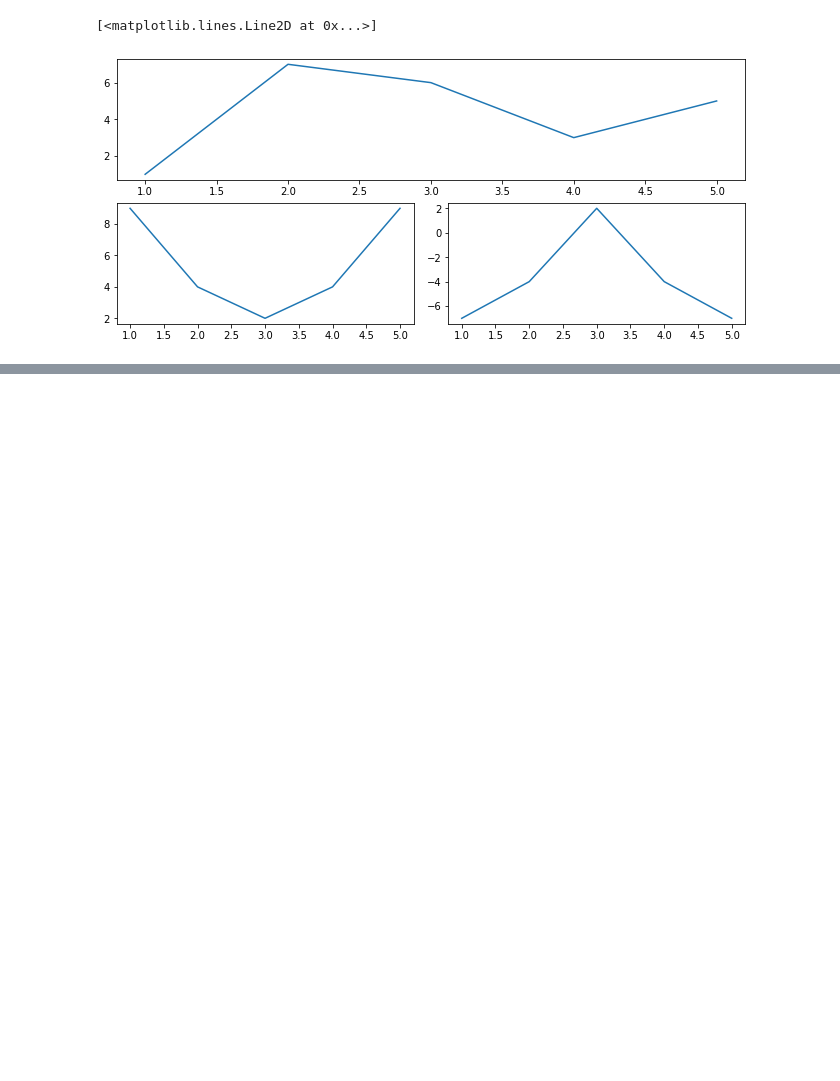
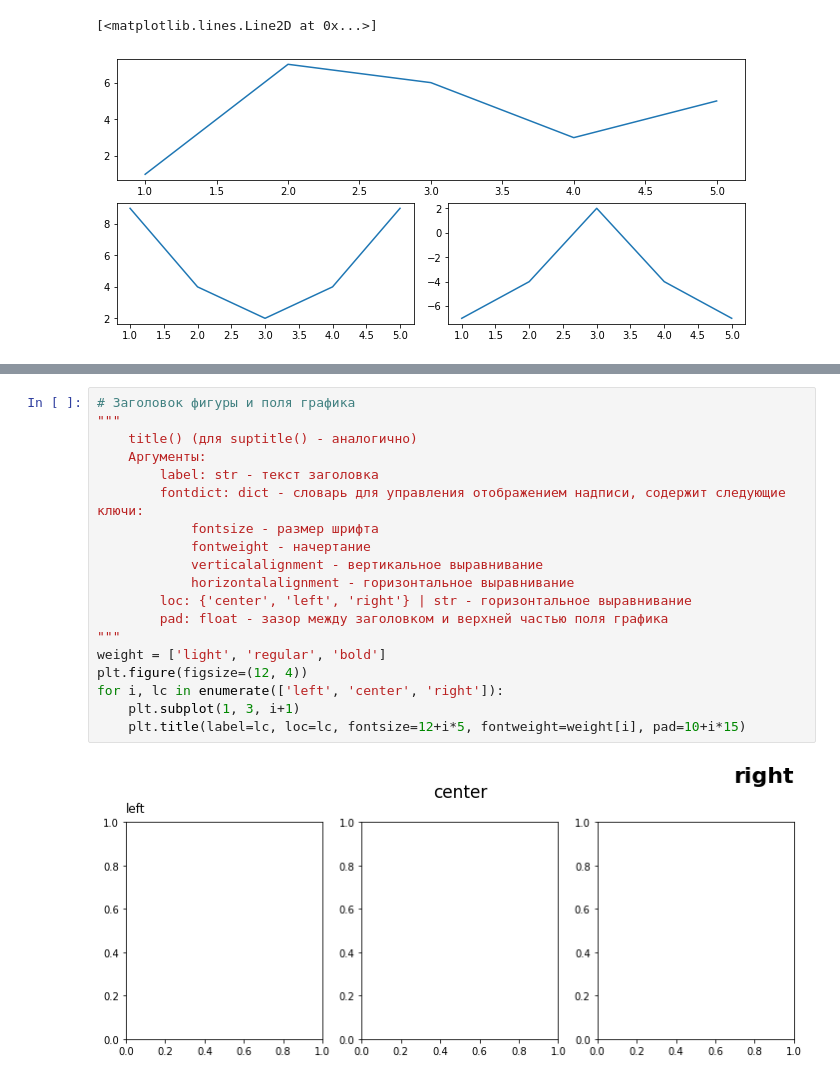
Before and after one commit to RustemDiveev/algo_python, a Jupyter notebook: matplotlib/3_chart_elements_settings.ipynb, the cells around one changed output, grey strips where cells are left out. Drawn from its saved outputs; the diff is of its cells as text; blank space fills up the shorter version.

```diff
--- a/matplotlib/3_chart_elements_settings.ipynb
+++ b/matplotlib/3_chart_elements_settings.ipynb
@@ -162,0 +213,21 @@ Text(0.5, 1.0, 'gs[4, 3:]')
+# %%
+# Заголовок фигуры и поля графика
+"""
+    title() (для suptitle() - аналогично)
+    Аргументы:
+        label: str - текст заголовка
+        fontdict: dict - словарь для управления отображением надписи, содержит следующие ключи:
+            fontsize - размер шрифта
+            fontweight - начертание
+            verticalalignment - вертикальное выравнивание
+            horizontalalignment - горизонтальное выравнивание
+        loc: {'center', 'left', 'right'} | str - горизонтальное выравнивание
+        pad: float - зазор между заголовком и верхней частью поля графика
+"""
+weight = ['light', 'regular', 'bold']
+plt.figure(figsize=(12, 4))
+for i, lc in enumerate(['left', 'center', 'right']):
+    plt.subplot(1, 3, i+1)
+    plt.title(label=lc, loc=lc, fontsize=12+i*5, fontweight=weight[i], pad=10+i*15)
+# %% [output]
+[figure, added]
```
Also changed, not shown: parts of 14 cells of this notebook.
